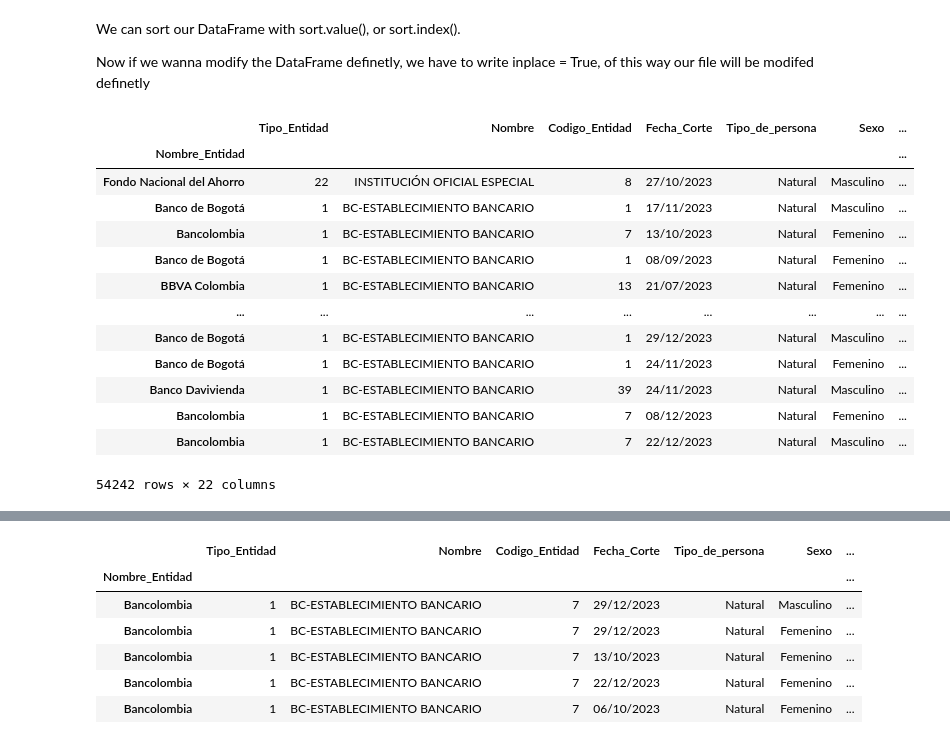
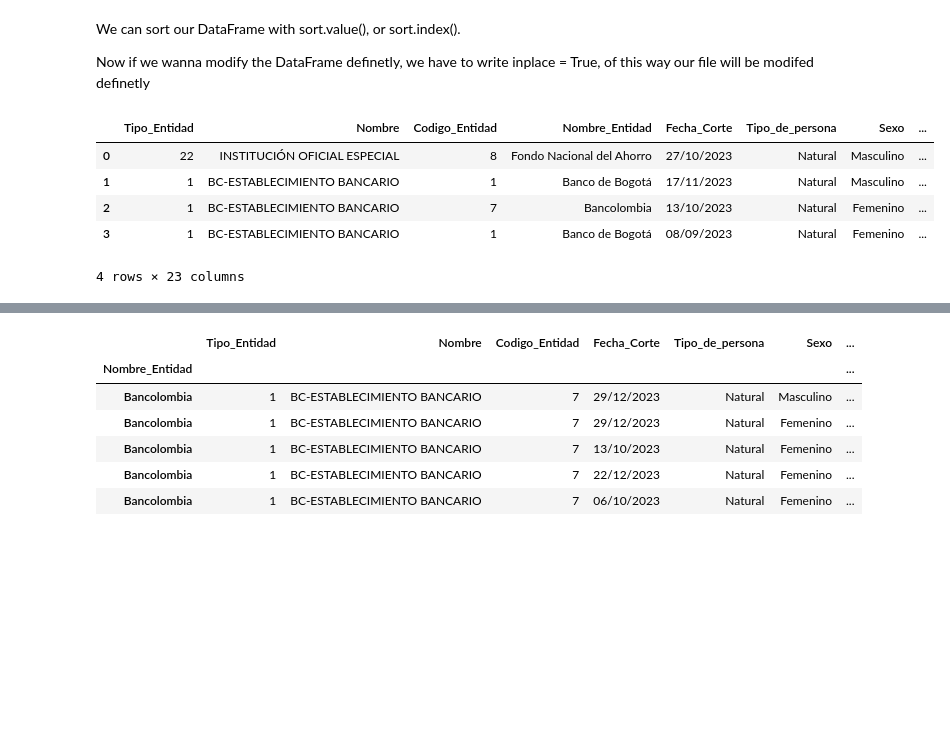
Before and after one commit to Jovalenciaar/Analisis-datos-con-Python, a Jupyter notebook: Datos Numpy - Pandas/12_Loc_Iloc.ipynb, the cells around one changed output, grey strips where cells are left out. Cells and saved outputs as stored; diff of their text form; code cells hidden in the pictures; blank space fills up the shorter version.

```diff
--- a/Datos Numpy - Pandas/12_Loc_Iloc.ipynb
+++ b/Datos Numpy - Pandas/12_Loc_Iloc.ipynb
@@ -86,22 +79,14 @@ We can sort our DataFrame with sort.value(), or sort.index().
 
 Now if we wanna modify the DataFrame definetly, we have to write inplace = True, of this way our file will be modifed definetly
 # %%
-credito
+credito.head(4)
 # %% [output]
-|  | Tipo_Entidad | Nombre | Codigo_Entidad | Fecha_Corte | Tipo_de_persona | Sexo | ... |
-| Nombre_Entidad |  |  |  |  |  |  | ... |
-| Fondo Nacional del Ahorro | 22 | INSTITUCIÓN OFICIAL ESPECIAL | 8 | 27/10/2023 | Natural | Masculino | ... |
-| Banco de Bogotá | 1 | BC-ESTABLECIMIENTO BANCARIO | 1 | 17/11/2023 | Natural | Masculino | ... |
-| Bancolombia | 1 | BC-ESTABLECIMIENTO BANCARIO | 7 | 13/10/2023 | Natural | Femenino | ... |
-| Banco de Bogotá | 1 | BC-ESTABLECIMIENTO BANCARIO | 1 | 08/09/2023 | Natural | Femenino | ... |
-| BBVA Colombia | 1 | BC-ESTABLECIMIENTO BANCARIO | 13 | 21/07/2023 | Natural | Femenino | ... |
-| ... | ... | ... | ... | ... | ... | ... | ... |
-| Banco de Bogotá | 1 | BC-ESTABLECIMIENTO BANCARIO | 1 | 29/12/2023 | Natural | Masculino | ... |
-| Banco de Bogotá | 1 | BC-ESTABLECIMIENTO BANCARIO | 1 | 24/11/2023 | Natural | Femenino | ... |
-| Banco Davivienda | 1 | BC-ESTABLECIMIENTO BANCARIO | 39 | 24/11/2023 | Natural | Masculino | ... |
-| Bancolombia | 1 | BC-ESTABLECIMIENTO BANCARIO | 7 | 08/12/2023 | Natural | Femenino | ... |
-| Bancolombia | 1 | BC-ESTABLECIMIENTO BANCARIO | 7 | 22/12/2023 | Natural | Masculino | ... |
+|  | Tipo_Entidad | Nombre | Codigo_Entidad | Nombre_Entidad | Fecha_Corte | Tipo_de_persona | Sexo | ... |
+| 0 | 22 | INSTITUCIÓN OFICIAL ESPECIAL | 8 | Fondo Nacional del Ahorro | 27/10/2023 | Natural | Masculino | ... |
+| 1 | 1 | BC-ESTABLECIMIENTO BANCARIO | 1 | Banco de Bogotá | 17/11/2023 | Natural | Masculino | ... |
+| 2 | 1 | BC-ESTABLECIMIENTO BANCARIO | 7 | Bancolombia | 13/10/2023 | Natural | Femenino | ... |
+| 3 | 1 | BC-ESTABLECIMIENTO BANCARIO | 1 | Banco de Bogotá | 08/09/2023 | Natural | Femenino | ... |
-54242 rows × 22 columns
+4 rows × 23 columns
 # %%
 credito.set_index('Nombre_Entidad', inplace=True)
 # %%
```
Also changed, not shown: parts of 3 cells of this notebook, 6 other files.
